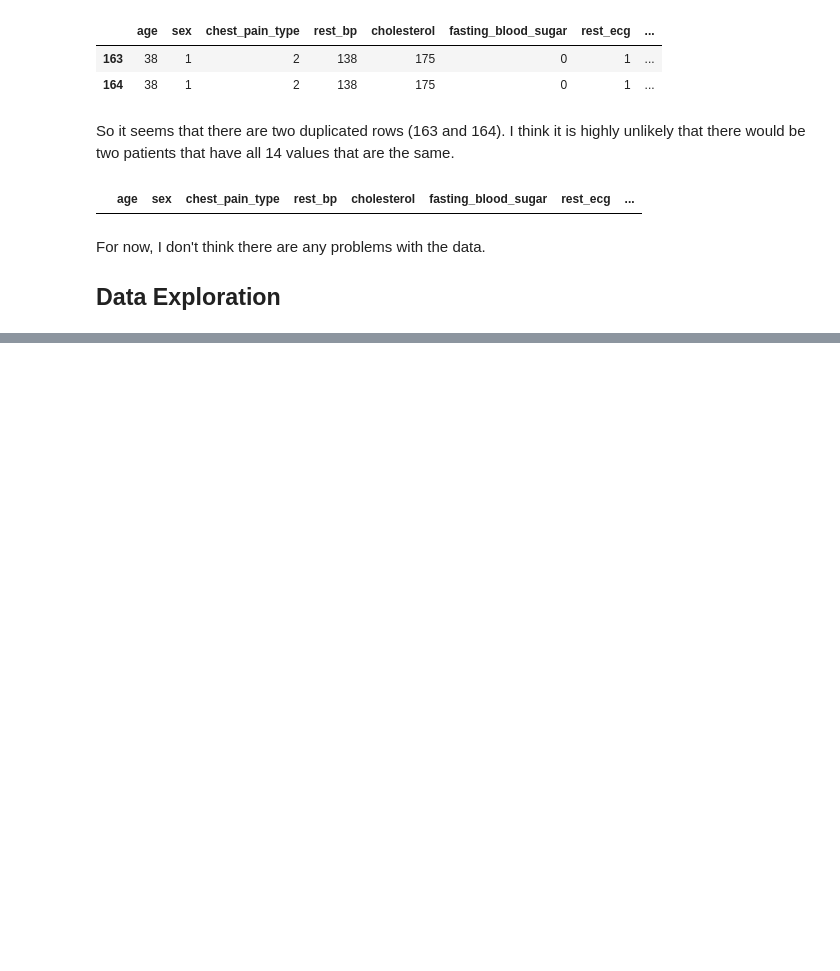
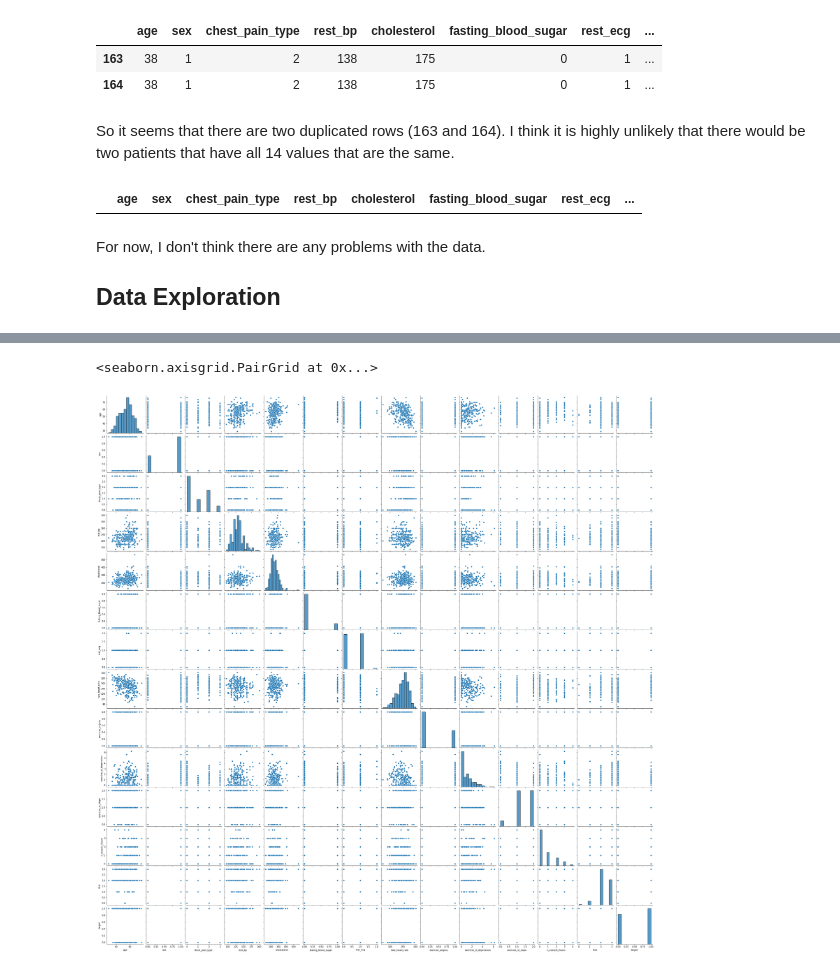
Before and after one commit to Zenoix/Heart-Disease-Dataset, a Jupyter notebook: notebook.ipynb, the cells around one changed output, grey strips where cells are left out. Cells and saved outputs as stored; diff of their text form; code cells hidden in the pictures; blank space fills up the shorter version.

Commit message:
deleted some empty cells and made a pairplot that is not suitable

```diff
--- a/notebook.ipynb
+++ b/notebook.ipynb
@@ -128,0 +129,5 @@ df.describe()
+# %%
+sns.pairplot(df)
+# %% [output]
+<seaborn.axisgrid.PairGrid at 0x...>
+[figure, added]
```
Also changed, not shown: parts of 2 cells of this notebook.
